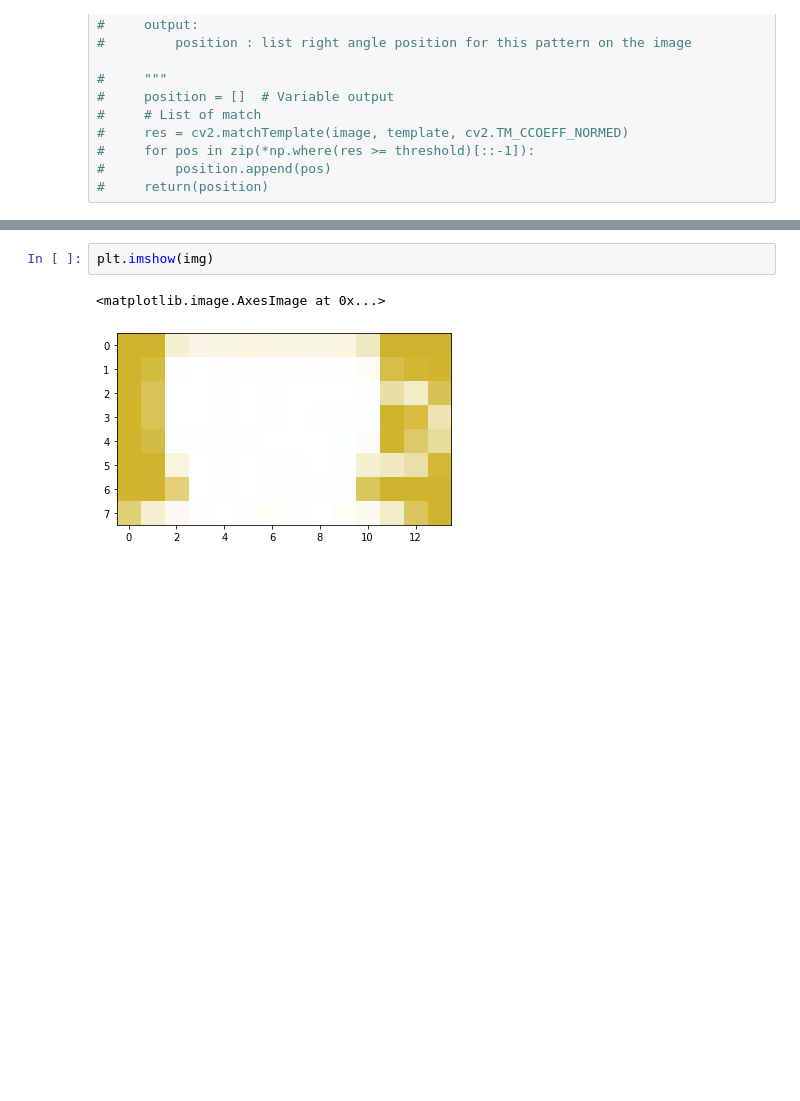
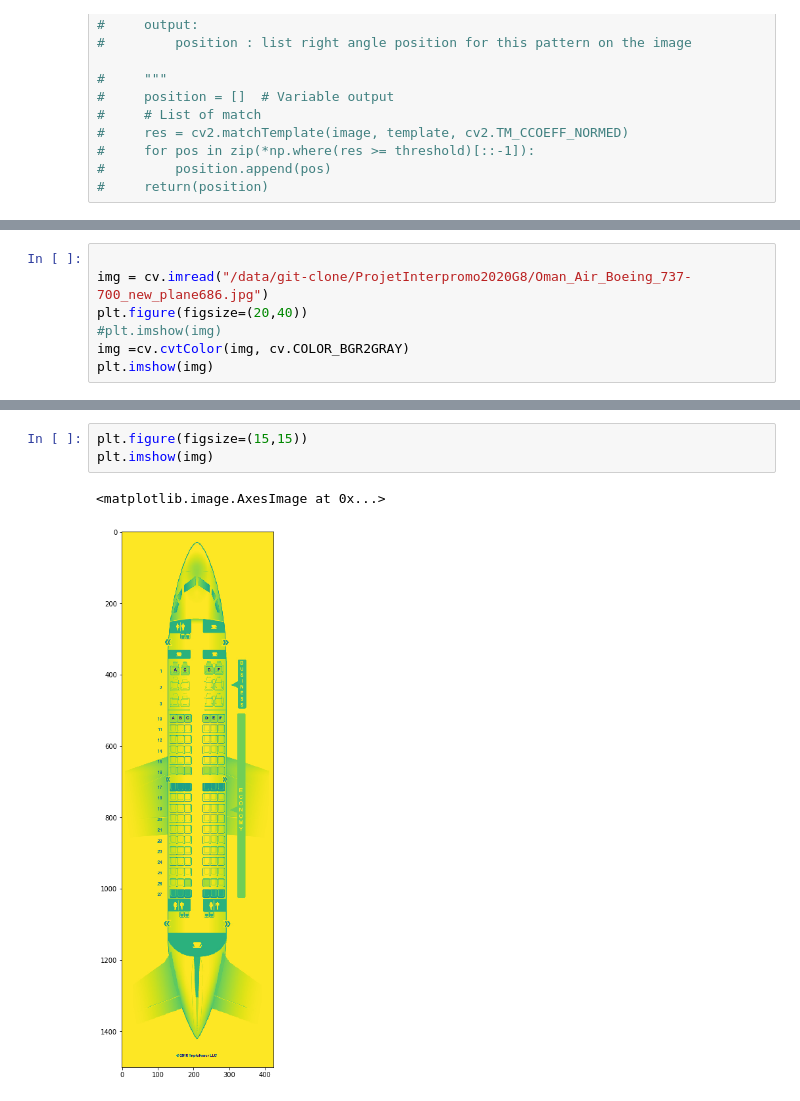
Before and after one commit to vincentnam/ProjetInterpromo2020G8, a Jupyter notebook: Notebook_Rendu.ipynb, the cells around one changed output, grey strips where cells are left out. Cells and saved outputs as stored; diff of their text form; blank space fills up the shorter version.

Commit message:
V0 pipeline seat pattern matching : pb de transfert d'images en parametre process

```diff
--- a/Notebook_Rendu.ipynb
+++ b/Notebook_Rendu.ipynb
@@ -287,0 +160,7 @@ TypeError: __init__() missing 1 required positional argument: 'image_name'
+# %%
+
+img = cv.imread("/data/git-clone/ProjetInterpromo2020G8/Oman_Air_Boeing_737-700_new_plane686.jpg")
+plt.figure(figsize=(20,40))
+#plt.imshow(img)
+img =cv.cvtColor(img, cv.COLOR_BGR2GRAY)
+plt.imshow(img)
@@ -288,5 +170,6 @@ TypeError: __init__() missing 1 required positional argument: 'image_name'
 # %%
+plt.figure(figsize=(15,15))
 plt.imshow(img)
 # %% [output]
 <matplotlib.image.AxesImage at 0x...>
-[figure, old version]
+[figure, new version]
```
Also changed, not shown: parts of 18 cells of this notebook, 1 other file.
